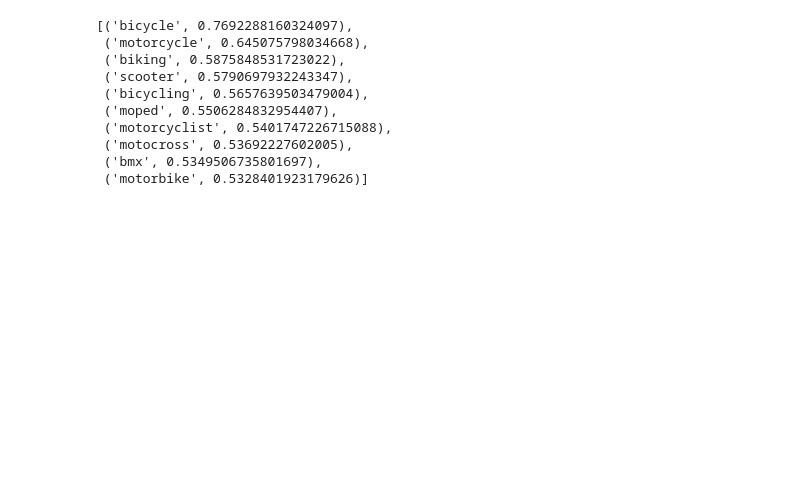
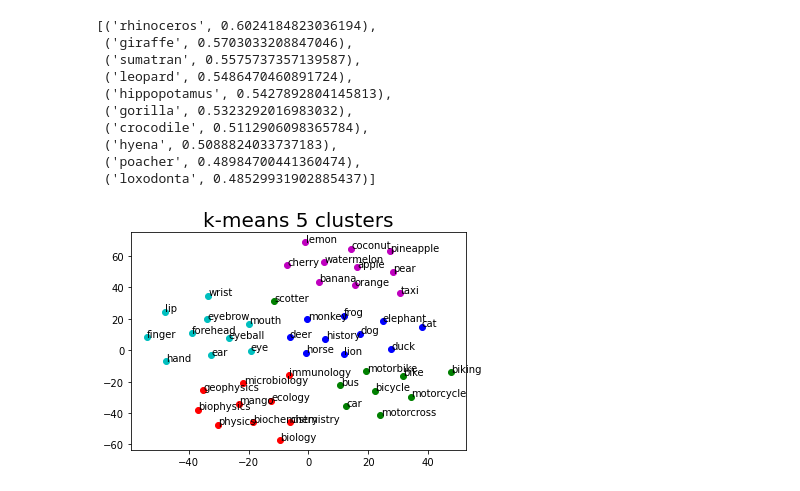
Before and after one commit to eric-hang/nlp, a Jupyter notebook: hw1/hw1.ipynb, the cells around one changed output. Saved outputs shown, nothing was run; the diff lists cells and outputs as text; code cells hidden in the pictures; blank space fills up the shorter version.

```diff
--- a/hw1/hw1.ipynb
+++ b/hw1/hw1.ipynb
@@ -105,14 +146,47 @@ model = gensim.models.KeyedVectors.load_word2vec_format('wiki.vector', binary=Fa
 # %%
-model.similar_by_word("bike")
+model.similar_by_word('elephant')
 # %% [output]
-[('bicycle', 0.7692288160324097),
- ('motorcycle', 0.645075798034668),
- ('biking', 0.5875848531723022),
- ('scooter', 0.5790697932243347),
- ('bicycling', 0.5657639503479004),
- ('moped', 0.5506284832954407),
- ('motorcyclist', 0.5401747226715088),
- ('motocross', 0.53692227602005),
- ('bmx', 0.5349506735801697),
- ('motorbike', 0.5328401923179626)]
+[('rhinoceros', 0.6024184823036194),
+ ('giraffe', 0.5703033208847046),
+ ('sumatran', 0.5575737357139587),
+ ('leopard', 0.5486470460891724),
+ ('hippopotamus', 0.5427892804145813),
+ ('gorilla', 0.5323292016983032),
+ ('crocodile', 0.5112906098365784),
+ ('hyena', 0.5088824033737183),
+ ('poacher', 0.48984700441360474),
+ ('loxodonta', 0.48529931902885437)]
+# %%
+words= ['eye','ear','eyeball','mouth',"eyebrow","wrist","lip","hand","finger",'forehead','bike','biking','motorcycle','scotter','bicycle','motorbike','motorcross','bus','car','taxi','orange','banana','watermelon','pineapple','pear',"cherry",'lemon','coconut','apple','mango','chemistry','physics','biology','geophysics','microbiology',"ecology",'biochemistry','biophysics','immunology','history']
+word1 = ['dog','elephant','lion','horse','cat','deer','monkey','frog','duck','rabbit']
+words = words + word1
+# %%
+dataset = []
+for word in words:
+    try:
+        dataset.append(model.get_vector(word))
+    except:
+        pass
+dataset_embedded = TSNE(n_components=2, early_exaggeration=6).fit_transform(dataset)
+        # for diff num of clusters, to do the cluster algorithm
+for num_cluster in range(5, 6):
+    # do the kmeans algorithm
+    km_cluster = KMeans(n_clusters=num_cluster, max_iter=1000, init='k-means++')
+    km_cluster.fit(dataset)
+    # start draw the image
+    cents = km_cluster.cluster_centers_  # the centroid
+
+    labels = km_cluster.labels_
+    mark = ['b', 'g', 'r', 'c', 'm', 'y', 'k']
+    j = 0   # to count the point in the dataset
+
+    for label in labels:
+        plt.scatter(dataset_embedded[j][0], dataset_embedded[j][1], c=mark[label])
+        plt.annotate(words[j],xy=(dataset_embedded[j][0], dataset_embedded[j][1]),xytext=(dataset_embedded[j][0]+0.1, dataset_embedded[j][1]+0.1))
+        j += 1
+    plt.title('k-means '+str(num_cluster)+' clusters', fontsize=20)
+    plt.savefig('./pretrained/' + str(num_cluster) + '_cluster.jpg',dpi=500)
+    plt.show()
+# %% [output]
+[figure, added]
 # %%
```
Also changed, not shown: parts of 17 cells of this notebook.
